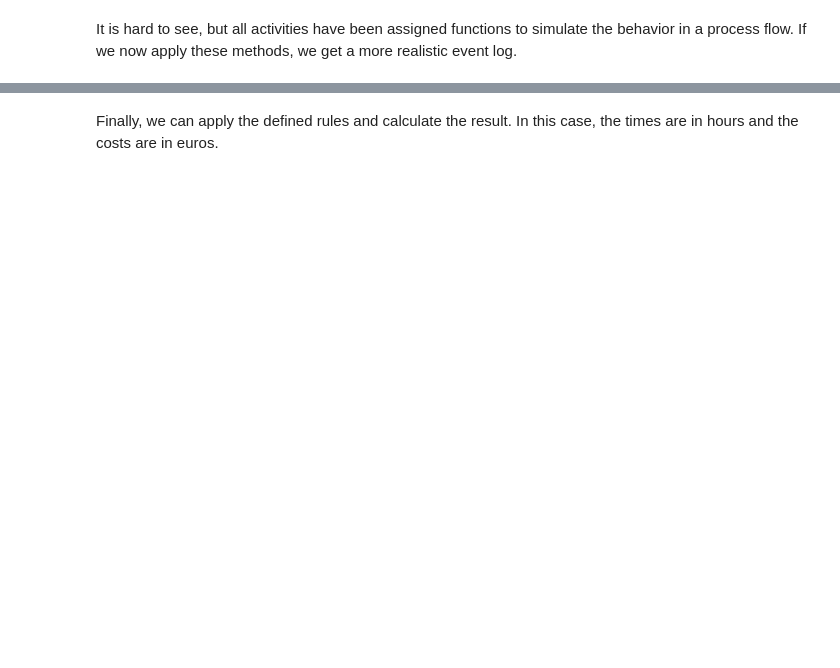
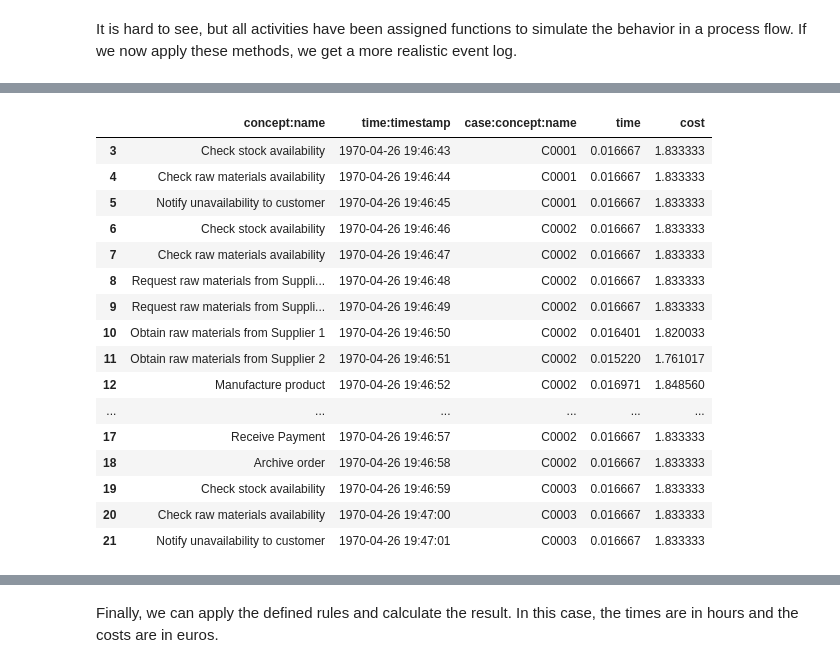
Before and after one commit to timucini/causality_project, a Jupyter notebook: causality_htw.ipynb, the cells around one changed output, grey strips where cells are left out. Cells and saved outputs as stored; diff of their text form; code cells hidden in the pictures; blank space fills up the shorter version.

```diff
--- a/causality_htw.ipynb
+++ b/causality_htw.ipynb
@@ -194 +167,21 @@ print(changed_eventlog)
+# %%
+changed_eventlog[changed_eventlog[case_id].isin(['C0001','C0002','C0003'])].style
+# %% [output]
+|  | concept:name | time:timestamp | case:concept:name | time | cost |
+| 3 | Check stock availability | 1970-04-26 19:46:43 | C0001 | 0.016667 | 1.833333 |
+| 4 | Check raw materials availability | 1970-04-26 19:46:44 | C0001 | 0.016667 | 1.833333 |
+| 5 | Notify unavailability to customer | 1970-04-26 19:46:45 | C0001 | 0.016667 | 1.833333 |
+| 6 | Check stock availability | 1970-04-26 19:46:46 | C0002 | 0.016667 | 1.833333 |
+| 7 | Check raw materials availability | 1970-04-26 19:46:47 | C0002 | 0.016667 | 1.833333 |
+| 8 | Request raw materials from Suppli... | 1970-04-26 19:46:48 | C0002 | 0.016667 | 1.833333 |
+| 9 | Request raw materials from Suppli... | 1970-04-26 19:46:49 | C0002 | 0.016667 | 1.833333 |
+| 10 | Obtain raw materials from Supplier 1 | 1970-04-26 19:46:50 | C0002 | 0.016401 | 1.820033 |
+| 11 | Obtain raw materials from Supplier 2 | 1970-04-26 19:46:51 | C0002 | 0.015220 | 1.761017 |
+| 12 | Manufacture product | 1970-04-26 19:46:52 | C0002 | 0.016971 | 1.848560 |
+| ... | ... | ... | ... | ... | ... |
+| 17 | Receive Payment | 1970-04-26 19:46:57 | C0002 | 0.016667 | 1.833333 |
+| 18 | Archive order | 1970-04-26 19:46:58 | C0002 | 0.016667 | 1.833333 |
+| 19 | Check stock availability | 1970-04-26 19:46:59 | C0003 | 0.016667 | 1.833333 |
+| 20 | Check raw materials availability | 1970-04-26 19:47:00 | C0003 | 0.016667 | 1.833333 |
+| 21 | Notify unavailability to customer | 1970-04-26 19:47:01 | C0003 | 0.016667 | 1.833333 |
 # %% [markdown]
```
Also changed, not shown: parts of 40 cells of this notebook, 17 other files.
